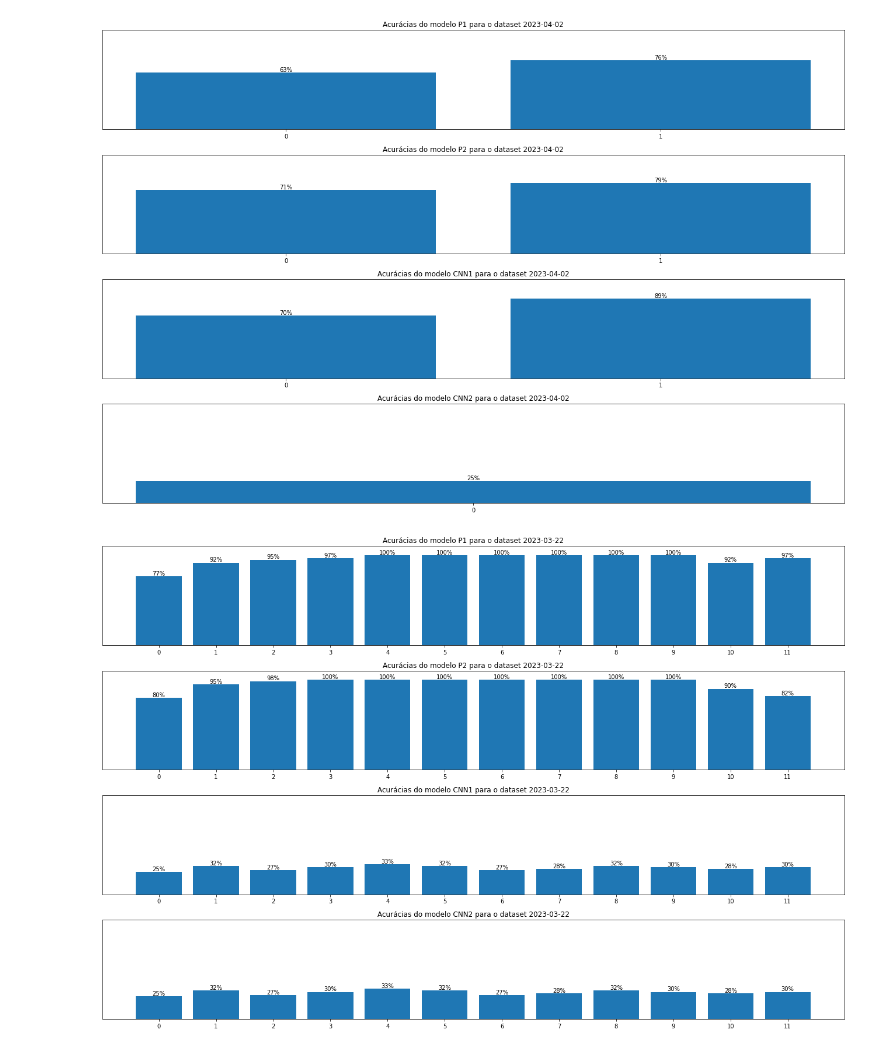
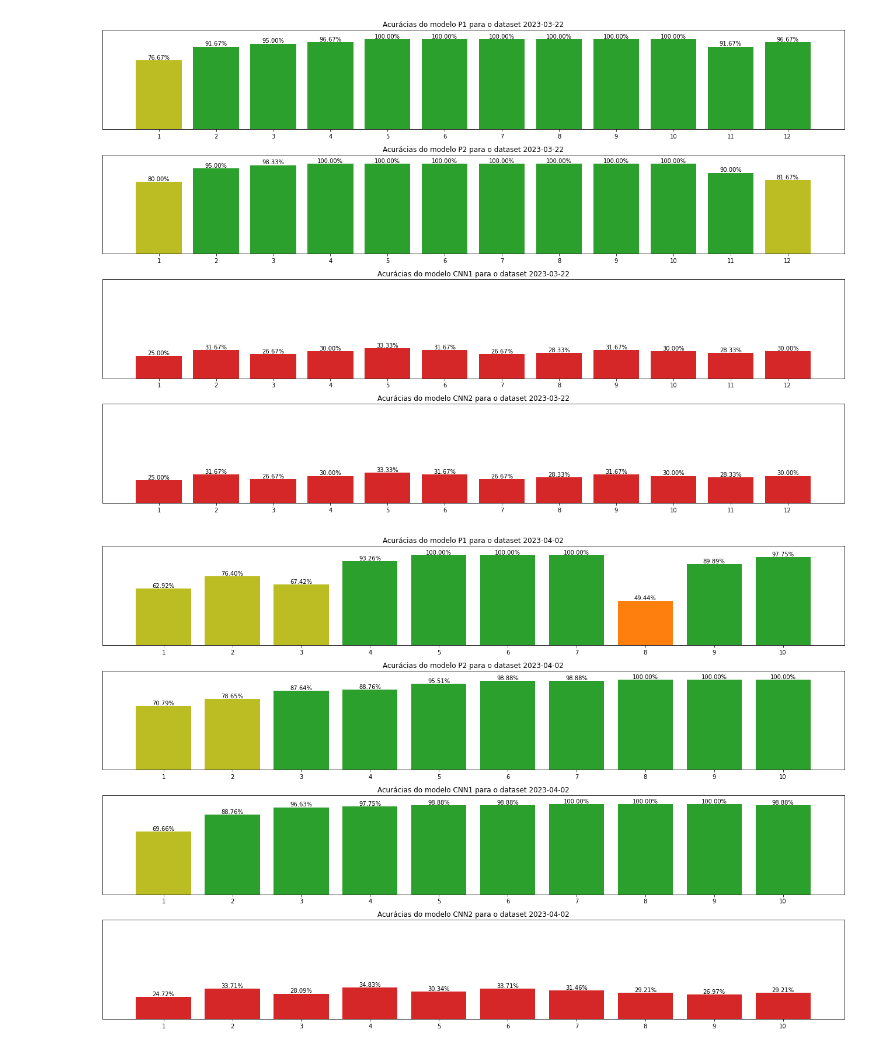
Before and after one commit to luanws/TCC, a Jupyter notebook: ai/jupyter_notebooks/geometric_figures/results_analysis.ipynb, the cells around one changed output. Drawn from its saved outputs; the diff is of its cells as text; code cells hidden in the pictures.

Commit message:
ai: results analysis

```diff
--- a/ai/jupyter_notebooks/geometric_figures/results_analysis.ipynb
+++ b/ai/jupyter_notebooks/geometric_figures/results_analysis.ipynb
@@ -17,6 +17,7 @@ model_names.sort(key=lambda x: [model_result['model_name'] for model_result in m
 print(f'{colored("Model names:", "cyan")} {", ".join(model_names)}')
 
 dataset_versions = list(set([model_result['dataset_version'] for model_result in model_results]))
+dataset_versions.sort()
 print(f'{colored("Dataset versions:", "cyan")} {", ".join(dataset_versions)}')
 # %% [output]
 Model names: P1, P2, CNN1, CNN2
@@ -33,5 +34,6 @@ for dataset_version in dataset_versions:
         plt.bar(model_name, mean)
         plt.text(model_name, mean, f'{mean:.2%}', ha='center', va='bottom')
         plt.gca().axes.get_yaxis().set_visible(False)
+        plt.ylim(0, 1.1)
     plt.show()
 # %% [output]
@@ -49,5 +52,6 @@ for dataset_version in dataset_versions:
         plt.bar(model_name, max_accuracy)
         plt.text(model_name, max_accuracy, f'{max_accuracy:.2%}', ha='center', va='bottom')
         plt.gca().axes.get_yaxis().set_visible(False)
+        plt.ylim(0, 1.1)
     plt.show()
 # %% [output]
@@ -56,19 +61,39 @@ for dataset_version in dataset_versions:
 # %%
+def get_accuracy_color(accuracy: float) -> str:
+    colors = [
+        '#d62728',
+        '#d62728',
+        '#d62728',
+
+        '#ff7f0e',
+        '#ff7f0e',
+
+        '#bcbd22',
+        '#bcbd22',
+
+        '#2ca02c',
+    ]
+    linspace = np.linspace(0, 1, len(colors) + 1)
+    index = np.where(accuracy > linspace)[0][-1]
+    return colors[index]
+
+
 for dataset_version in dataset_versions:
     fig, axs = plt.subplots(len(model_names), 1, figsize=(18, 3 * len(model_names)))
     for i, model_name in enumerate(model_names):
-        accuracy_list = [m['accuracy'] for m in model_results if m['model_name'] == model_name and m['dataset_version'] == dataset_version]
+        accuracy_list = [m['accuracy'] for m in model_results if m['model_name']
+                         == model_name and m['dataset_version'] == dataset_version]
         if len(accuracy_list) == 0:
             continue
         axs[i].set_title(f'Acurácias do modelo {model_name} para o dataset {dataset_version}')
-        axs[i].bar(range(len(accuracy_list)), accuracy_list)
         axs[i].set_xticks(range(len(accuracy_list)))
         for j, accuracy in enumerate(accuracy_list):
-            axs[i].text(j, accuracy, f'{accuracy:.0%}', ha='center', va='bottom')
+            axs[i].bar(f'{j + 1}', accuracy, color=get_accuracy_color(accuracy))
+            axs[i].text(j, accuracy, f'{accuracy:.2%}', ha='center', va='bottom')
         axs[i].set_yticks([])
         axs[i].set_ylim(0, 1.1)
     plt.tight_layout()
     plt.show()
 # %% [output]
-[figure, old version]
+[figure, new version]
-[figure, old version]
+[figure, new version]
```
Also changed, not shown: parts of 4 cells of this notebook.
